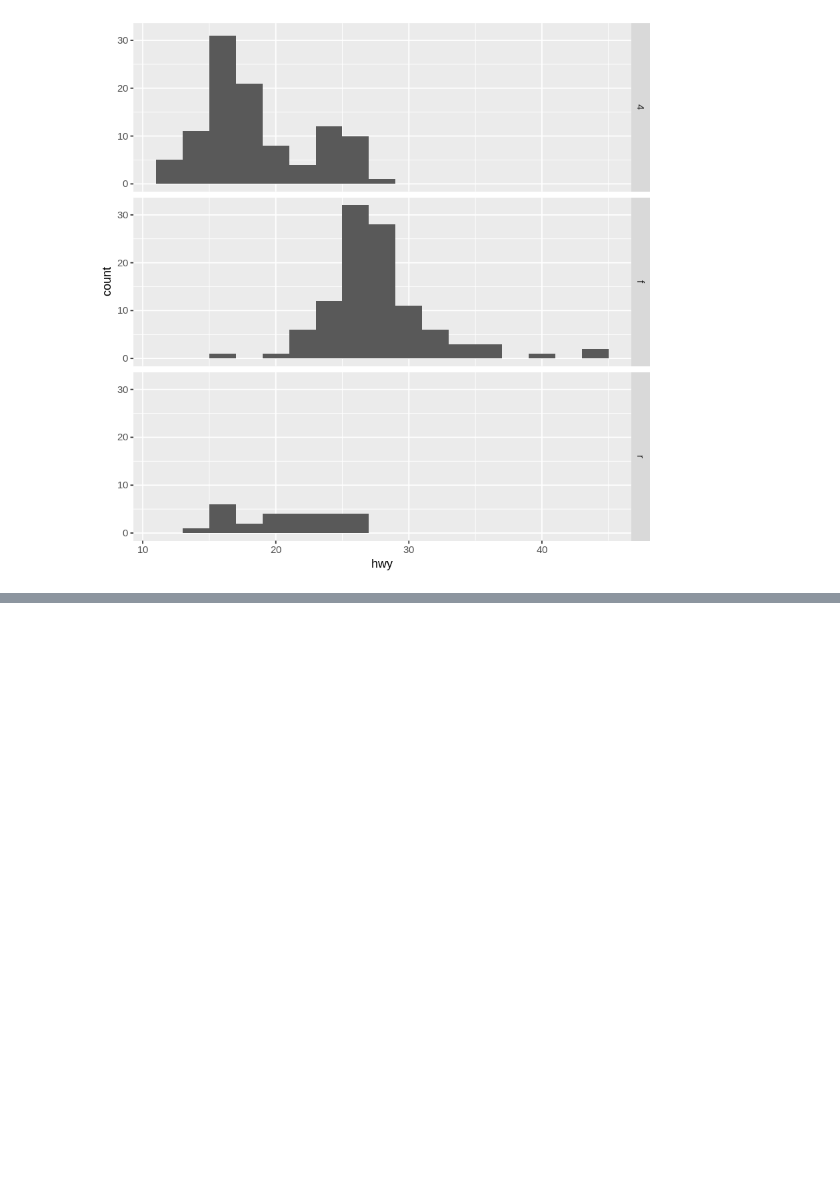
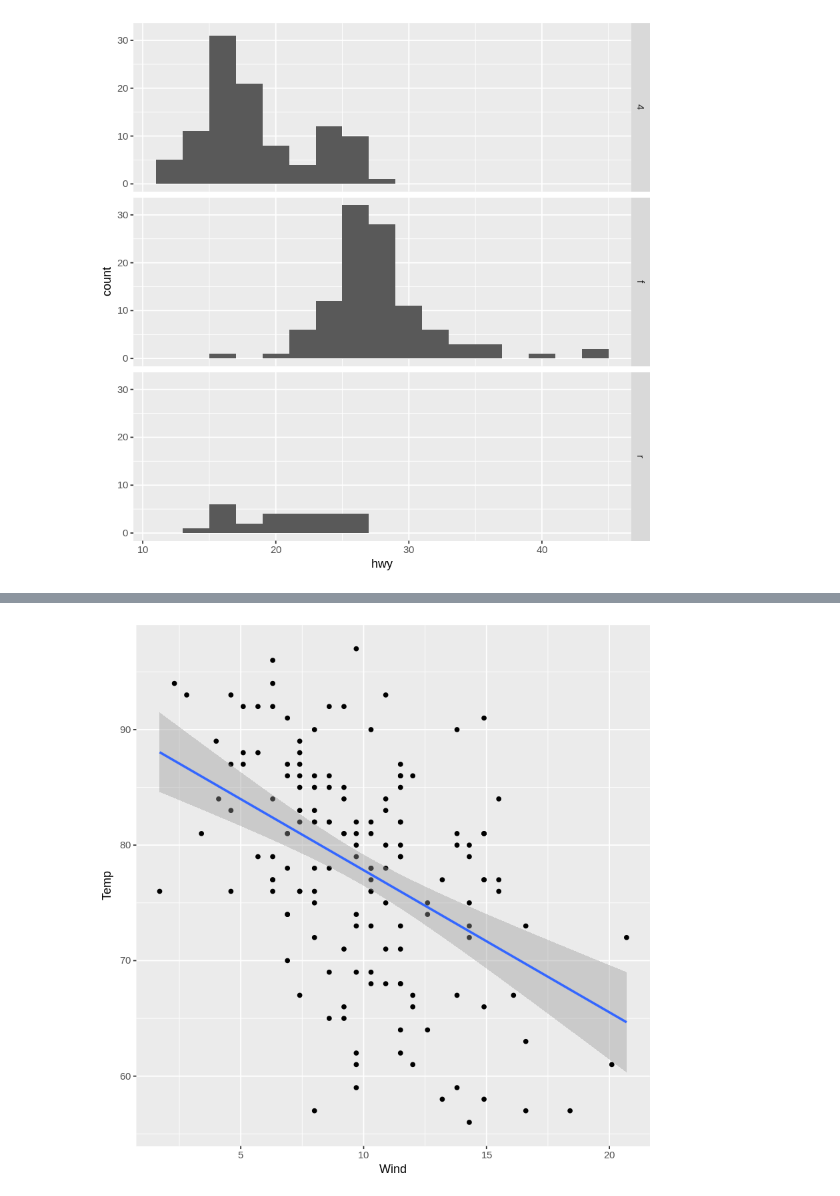
Before and after one commit to goyder/r-jupyter, a Jupyter notebook: data-exploration/ggplot2 Plots.ipynb, the cells around one changed output, grey strips where cells are left out. Saved outputs shown, nothing was run; the diff lists cells and outputs as text; code cells hidden in the pictures; blank space fills up the shorter version.

```diff
--- a/data-exploration/ggplot2 Plots.ipynb
+++ b/data-exploration/ggplot2 Plots.ipynb
@@ -80,0 +106,4 @@ kk
+# %%
+g + geom_point() + geom_smooth(method = "lm")
+# %% [output]
+[figure, added]
```
Also changed, not shown: parts of 18 cells of this notebook, 3 other files.
